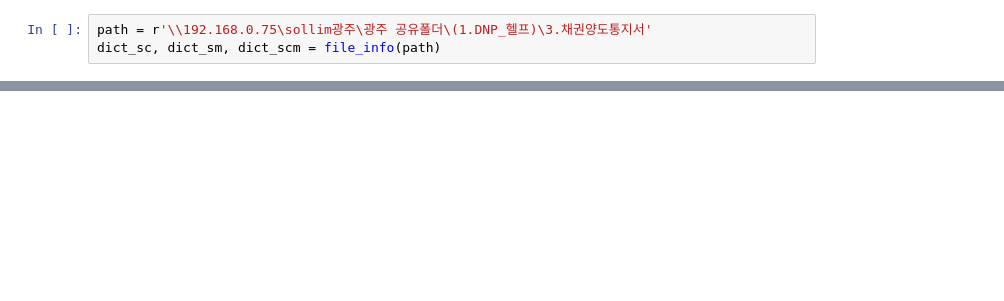
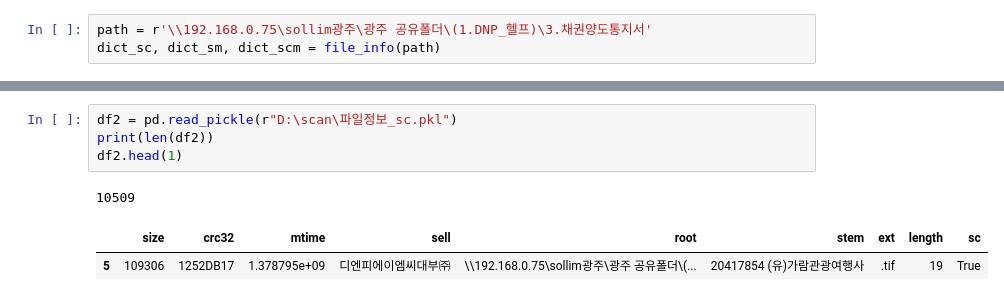
Before and after one commit to jbmyou/fileNaming, a Jupyter notebook: 중복파일 관리.ipynb, the cells around one changed output, grey strips where cells are left out. Saved outputs shown, nothing was run; the diff lists cells and outputs as text; blank space fills up the shorter version.

```diff
--- a/중복파일 관리.ipynb
+++ b/중복파일 관리.ipynb
@@ -216,0 +94,8 @@ set()
+# %%
+df2 = pd.read_pickle(r"D:\scan\파일정보_sc.pkl")
+print(len(df2))
+df2.head(1)
+# %% [output]
+10509
+|  | size | crc32 | mtime | sell | root | stem | ext | length | sc |
+| 5 | 109306 | 1252DB17 | 1.378795e+09 | 디엔피에이엠씨대부㈜ | \\192.168.0.75\sollim광주\광주 공유폴더\(... | 20417854 (유)가람관광여행사 | .tif | 19 | True |
```
Also changed, not shown: parts of 26 cells of this notebook.
